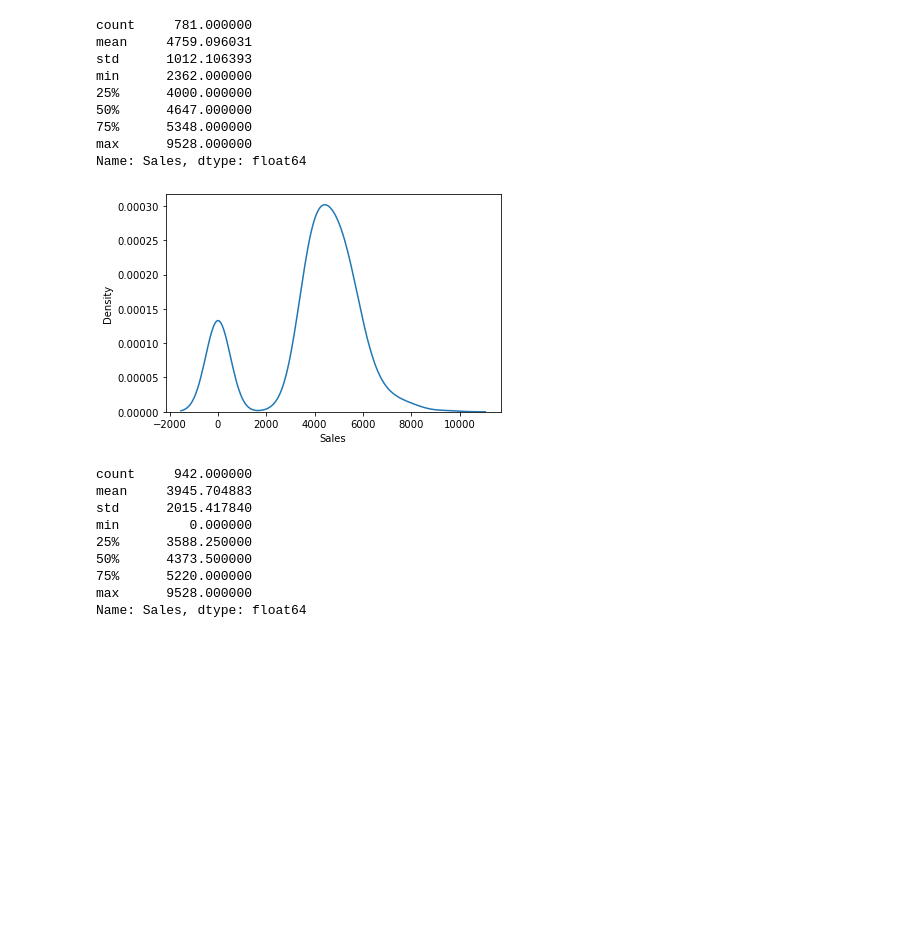
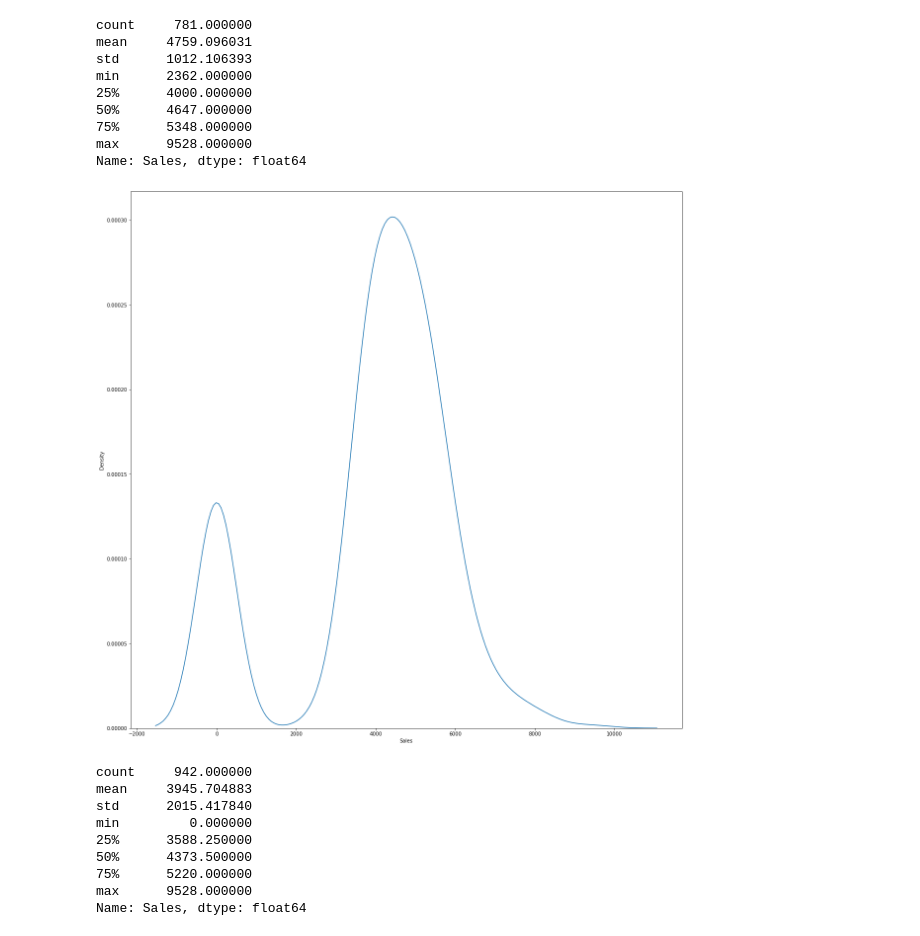
Before and after one commit to aashishpokharel/Time-Series-Sales-Prediction, a Jupyter notebook: Rossman Sales EDA-Single Store.ipynb, the cells around one changed output. Cells and saved outputs as stored; diff of their text form; code cells hidden in the pictures; blank space fills up the shorter version.

```diff
--- a/Rossman Sales EDA-Single Store.ipynb
+++ b/Rossman Sales EDA-Single Store.ipynb
@@ -17,5 +20,6 @@ from statsmodels.tsa.seasonal import seasonal_decompose
 # %%
 sales = pd.read_csv('Dataset/train.csv')
+sales.Date = pd.to_datetime(sales.Date)
 sales.set_index('Date', inplace=True)
 # %%
 stores = pd.read_csv('Dataset/store.csv')
@@ -339,10 +351,11 @@ min      2362.000000
 max      9528.000000
 Name: Sales, dtype: float64
 # %%
+plt.figure(figsize = (20,20))
 sns.kdeplot(data=first_store,x='Sales')
 plt.show()
 # %% [output]
-[figure, old version]
+[figure, new version]
 # %%
 first_store['Sales'].describe()
 # %% [output]
```
Also changed, not shown: parts of 29 cells of this notebook, 11 other files.
